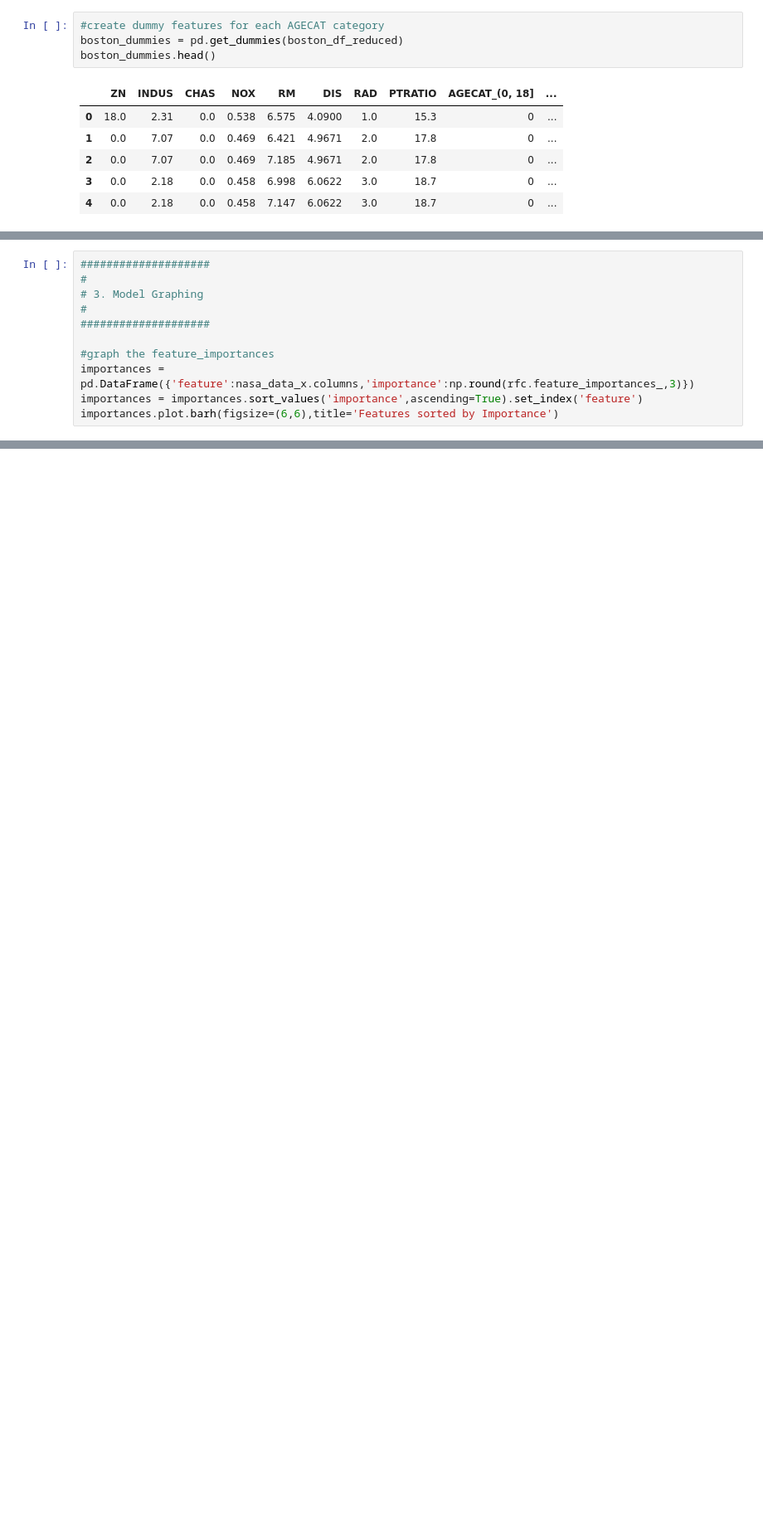
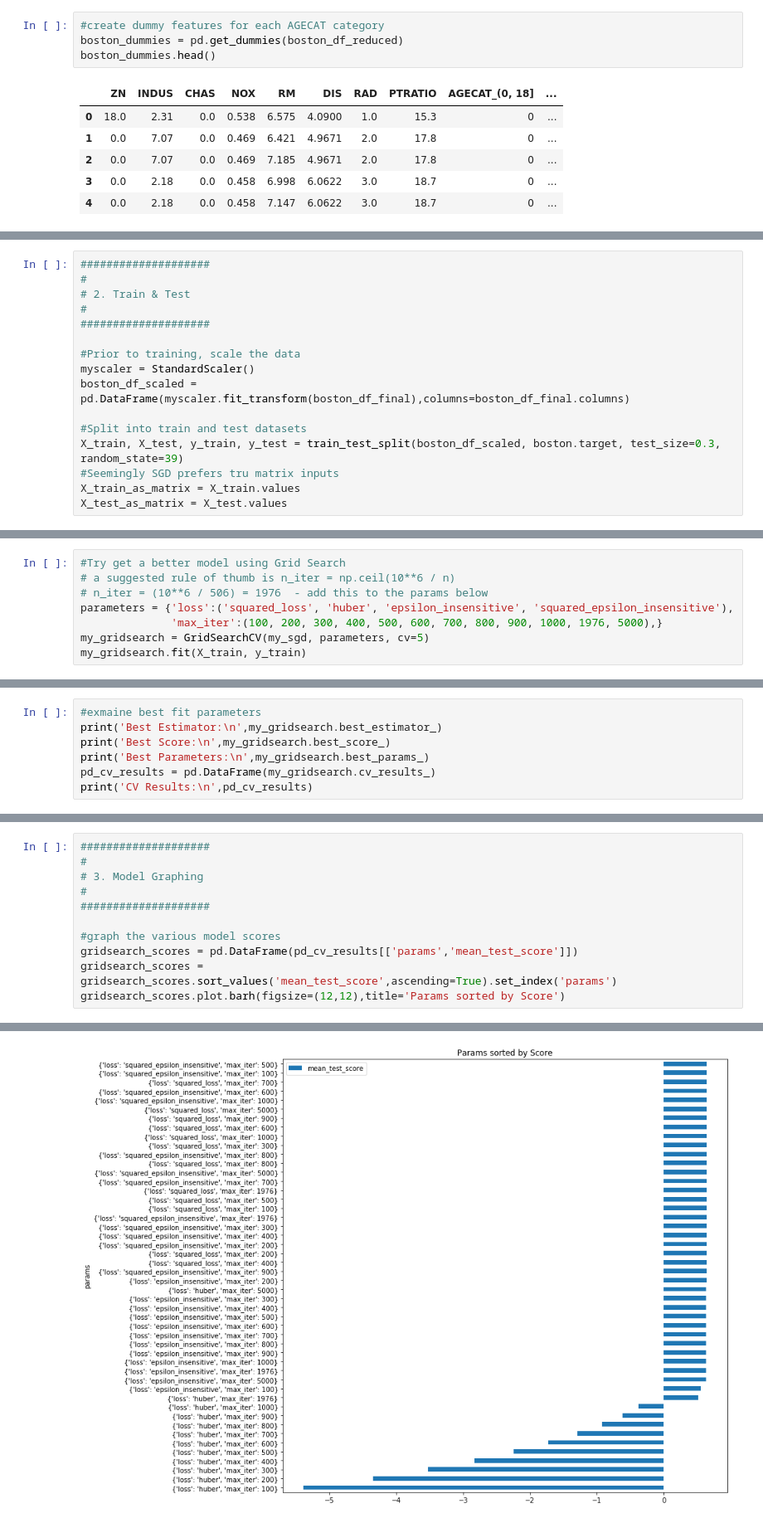
Before and after one commit to vipulpopat/MSCAI_CE4021_Project, a Jupyter notebook: SGD Regression.ipynb, the cells around one changed output, grey strips where cells are left out. Shown: that part at 83% size. Drawn from its saved outputs; the diff is of its cells as text; blank space fills up the shorter version.

```diff
--- a/SGD Regression.ipynb
+++ b/SGD Regression.ipynb
@@ -162,4 +190,20 @@ boston_dummies.corr()
 #col INDUS and NOX corr=0.763651
 #Let's drop columns ZN and INDUS
 boston_df_final = boston_dummies.drop(['ZN','INDUS'],axis=1)
+# %%
+####################
+#
+# 2. Train & Test
+#
+####################
+
+#Prior to training, scale the data
+myscaler = StandardScaler()
+boston_df_scaled = pd.DataFrame(myscaler.fit_transform(boston_df_final),columns=boston_df_final.columns)
+
+#Split into train and test datasets
+X_train, X_test, y_train, y_test = train_test_split(boston_df_scaled, boston.target, test_size=0.3, random_state=39)
+#Seemingly SGD prefers tru matrix inputs
+X_train_as_matrix = X_train.values
+X_test_as_matrix = X_test.values
 # %%
@@ -210,0 +243,8 @@ feature importances [ 0.53985472 -2.01166644  5.70119899 -2.05041966 -0.82162179
+# %%
+#Try get a better model using Grid Search
+# a suggested rule of thumb is n_iter = np.ceil(10**6 / n)
+# n_iter = (10**6 / 506) = 1976  - add this to the params below
+parameters = {'loss':('squared_loss', 'huber', 'epsilon_insensitive', 'squared_epsilon_insensitive'),
+              'max_iter':(100, 200, 300, 400, 500, 600, 700, 800, 900, 1000, 1976, 5000),}
+my_gridsearch = GridSearchCV(my_sgd, parameters, cv=5)
+my_gridsearch.fit(X_train, y_train)
@@ -210,0 +262,7 @@ feature importances [ 0.53985472 -2.01166644  5.70119899 -2.05041966 -0.82162179
+# %%
+#exmaine best fit parameters
+print('Best Estimator:\n',my_gridsearch.best_estimator_)
+print('Best Score:\n',my_gridsearch.best_score_)
+print('Best Parameters:\n',my_gridsearch.best_params_)
+pd_cv_results = pd.DataFrame(my_gridsearch.cv_results_)
+print('CV Results:\n',pd_cv_results)
@@ -215,7 +291,8 @@ feature importances [ 0.53985472 -2.01166644  5.70119899 -2.05041966 -0.82162179
 #
 ####################
 
-#graph the feature_importances
-importances = pd.DataFrame({'feature':nasa_data_x.columns,'importance':np.round(rfc.feature_importances_,3)})
-importances = importances.sort_values('importance',ascending=True).set_index('feature')
-importances.plot.barh(figsize=(6,6),title='Features sorted by Importance')
+#graph the various model scores
+gridsearch_scores = pd.DataFrame(pd_cv_results[['params','mean_test_score']])
+gridsearch_scores = gridsearch_scores.sort_values('mean_test_score',ascending=True).set_index('params')
+gridsearch_scores.plot.barh(figsize=(12,12),title='Params sorted by Score')
+# %% [output]
@@ -222,3 +300,4 @@ importances.plot.barh(figsize=(6,6),title='Features sorted by Importance')
+[figure, added]
 # %%
 ####################
 #
```
Also changed, not shown: parts of 12 cells of this notebook.
